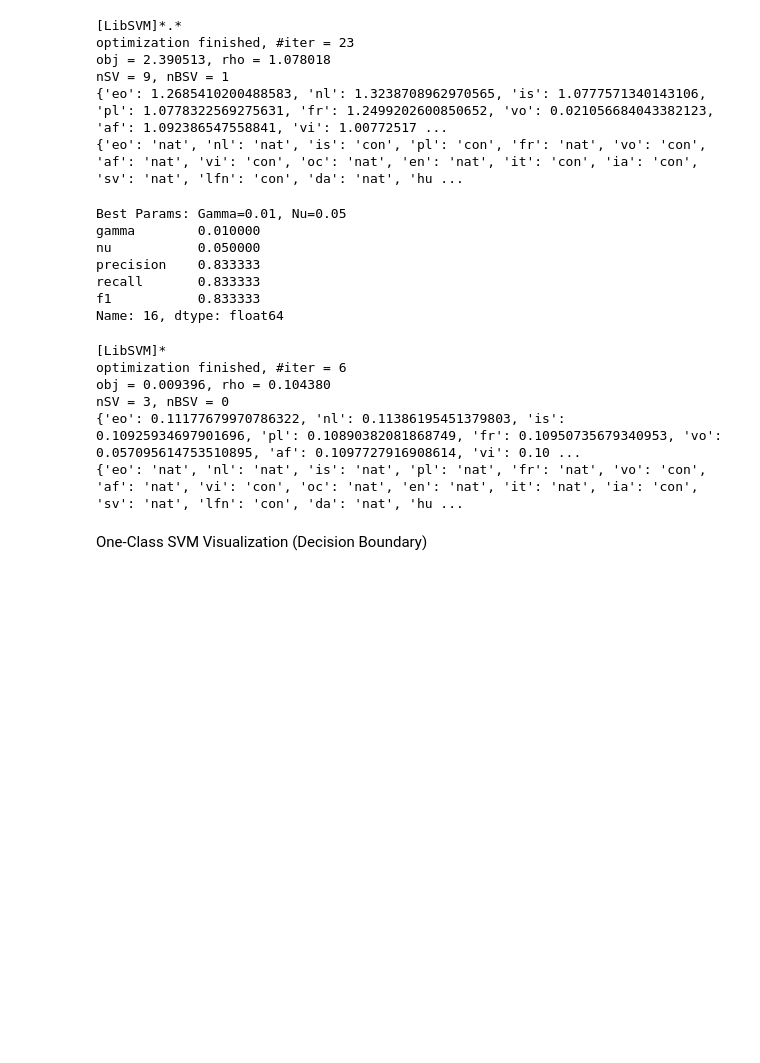
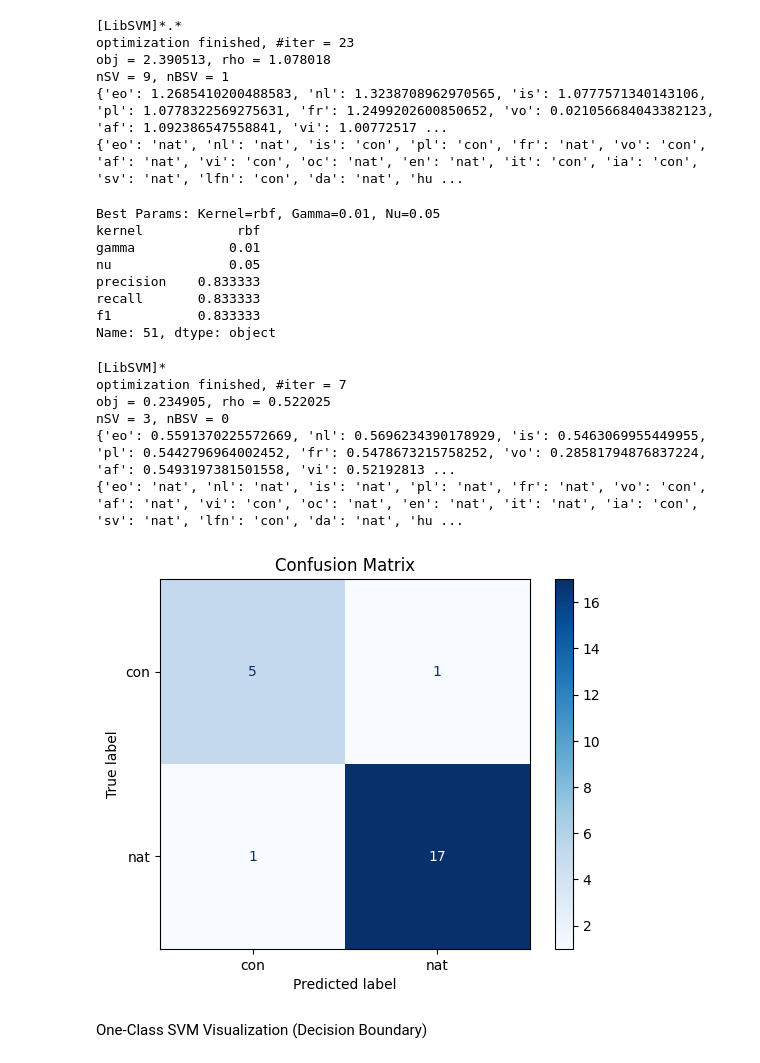
Before and after one commit to kirbergerconnor/iscl-thesis, a Jupyter notebook: classification.ipynb, the cells around one changed output. Drawn from its saved outputs; the diff is of its cells as text; code cells hidden in the pictures; blank space fills up the shorter version.

```diff
--- a/classification.ipynb
+++ b/classification.ipynb
@@ -97,6 +97,7 @@ X_train = scaler.fit_transform(features[target == 1])
 X_test = scaler.transform(features)
 
 param_grid = {
+    'kernel': ['poly', 'rbf', 'sigmoid'],
     'gamma': [0.000001, 0.0001, 0.001, 0.01, 0.1, 1],
     'nu': [0.01, 0.05, 0.1, 0.25, 0.5]
 }
@@ -104,7 +105,7 @@ param_grid = {
 grid = ParameterGrid(param_grid)
 results = []
 for params in grid:
-    ocsvm = OneClassSVM(kernel='rbf', gamma=params['gamma'], nu=params['nu'])
+    ocsvm = OneClassSVM(kernel=params['kernel'], gamma=params['gamma'], nu=params['nu'])
     ocsvm.fit(X_train)
     predictions = ocsvm.predict(X_test)
     predicted_types = np.where(predictions == 1, 'nat', 'con')
@@ -113,6 +114,7 @@ for params in grid:
     f1 = f1_score(data['Type'], predicted_types, pos_label='con')
 
     results.append({
+        'kernel': params['kernel'],
         'gamma': params['gamma'],
         'nu': params['nu'],
         'precision': precision,
@@ -123,50 +125,65 @@ for params in grid:
 ocsvm_parameter_search_results_df = pd.DataFrame(results)
 ocsvm_parameter_search_results_df.to_csv('./results/ocsvm_parameter_search_results_df.csv')
 best_params = ocsvm_parameter_search_results_df.sort_values(by='f1', ascending=False).iloc[0]
-print(f"Best Params: Gamma={best_params['gamma']}, Nu={best_params['nu']}")
+print(f"Best Params: Kernel={best_params['kernel']}, Gamma={best_params['gamma']}, Nu={best_params['nu']}")
 print(best_params)
 # %% [output]
-Best Params: Gamma=0.01, Nu=0.05
-gamma        0.010000
-nu           0.050000
+Best Params: Kernel=rbf, Gamma=0.01, Nu=0.05
+kernel            rbf
+gamma            0.01
+nu               0.05
 precision    0.833333
 recall       0.833333
 f1           0.833333
-Name: 16, dtype: float64
+Name: 51, dtype: object
 # %%
 # OCSVM with Finetuned Hyperparams
 
 features = data.drop(columns=['Corpus', 'Type'])
 target = np.where(data['Type'] == 'nat', 1, -1)
 
 scaler = StandardScaler()
 # Train on target == 'nat' (natural languages)
 X_train = scaler.fit_transform(features[target == 1])
 
-best_ocsvm = OneClassSVM(kernel='rbf', gamma=0.01, nu=0.01, verbose=True)
+best_ocsvm = OneClassSVM(kernel='rbf', gamma=0.01, nu=0.05, verbose=True)
 best_ocsvm.fit(X_train)
 
 X_test = scaler.transform(features)
 predictions = best_ocsvm.predict(X_test)
 scores = best_ocsvm.score_samples(X_test)
 print({lang: pred for lang, pred in zip(data['Corpus'], scores)})
 
 predicted_types = np.where(predictions == 1, 'nat', 'con')
 print({lang: pred for lang, pred in zip(data['Corpus'], predicted_types)})
 # print(predictions)
 
 # Model performance report
 report = classification_report(data['Type'], predicted_types, target_names=['con', 'nat'], output_dict=True)
 report.update({"accuracy": {"precision": None, "recall": None, "f1-score": report["accuracy"], "support": report['macro avg']['support']}})
 ocsvm_with_finetuning_report = pd.DataFrame(report).transpose()
 ocsvm_with_finetuning_report.to_csv('./results/ocsvm_with_finetuning_report.csv')
+
+# Confusion Matrix
+matrix_df = pd.DataFrame({
+    'Corpus': data['Corpus'],
+    'True': data['Type'],
+    'Predicted': predicted_types
+})
+
+conf_matrix = confusion_matrix(matrix_df['True'], matrix_df['Predicted'], labels=['con', 'nat'])
+disp = ConfusionMatrixDisplay(conf_matrix, display_labels=['con', 'nat'])
+disp.plot(cmap=plt.cm.Blues, values_format='d')
+plt.title('Confusion Matrix')
+plt.show()
 # %% [output]
 [LibSVM]*
-optimization finished, #iter = 6
-obj = 0.009396, rho = 0.104380
+optimization finished, #iter = 7
+obj = 0.234905, rho = 0.522025
 nSV = 3, nBSV = 0
-{'eo': 0.11177679970786322, 'nl': 0.11386195451379803, 'is': 0.10925934697901696, 'pl': 0.10890382081868749, 'fr': 0.10950735679340953, 'vo': 0.057095614753510895, 'af': 0.1097727916908614, 'vi': 0.10 ...
+{'eo': 0.5591370225572669, 'nl': 0.5696234390178929, 'is': 0.5463069955449955, 'pl': 0.5442796964002452, 'fr': 0.5478673215758252, 'vo': 0.28581794876837224, 'af': 0.5493197381501558, 'vi': 0.52192813 ...
 {'eo': 'nat', 'nl': 'nat', 'is': 'nat', 'pl': 'nat', 'fr': 'nat', 'vo': 'con', 'af': 'nat', 'vi': 'con', 'oc': 'nat', 'en': 'nat', 'it': 'nat', 'ia': 'con', 'sv': 'nat', 'lfn': 'con', 'da': 'nat', 'hu ...
+[figure, added]
 # %% [markdown]
 One-Class SVM Visualization (Decision Boundary)
 # %%
```
Also changed, not shown: parts of 3 cells of this notebook.
